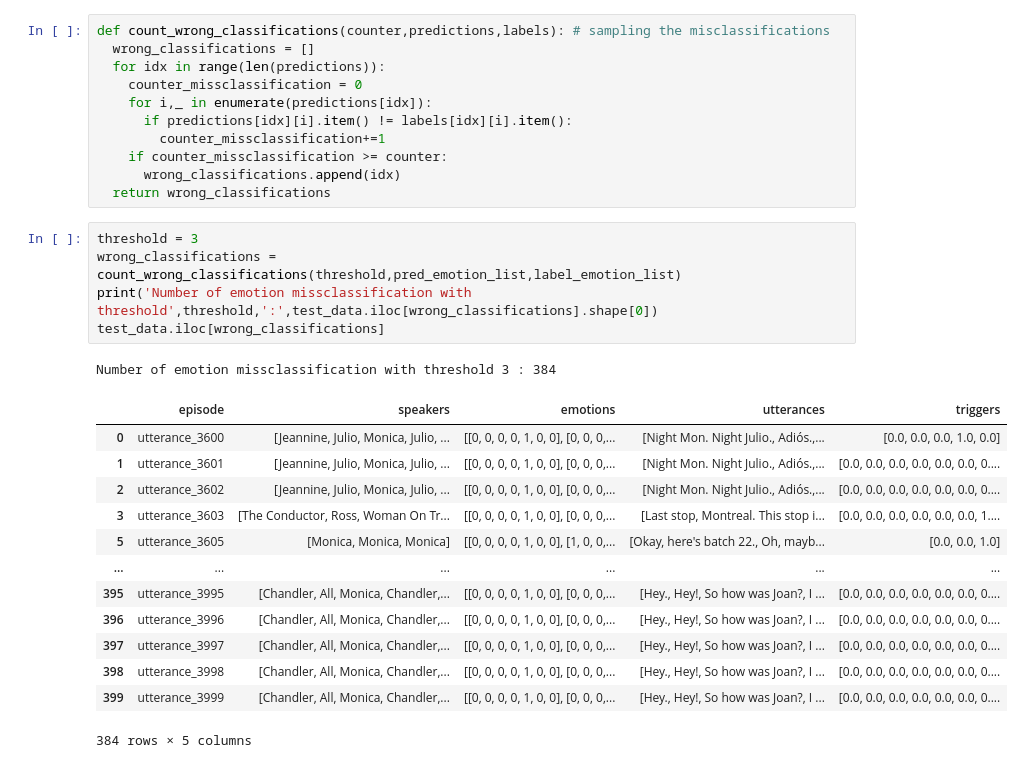
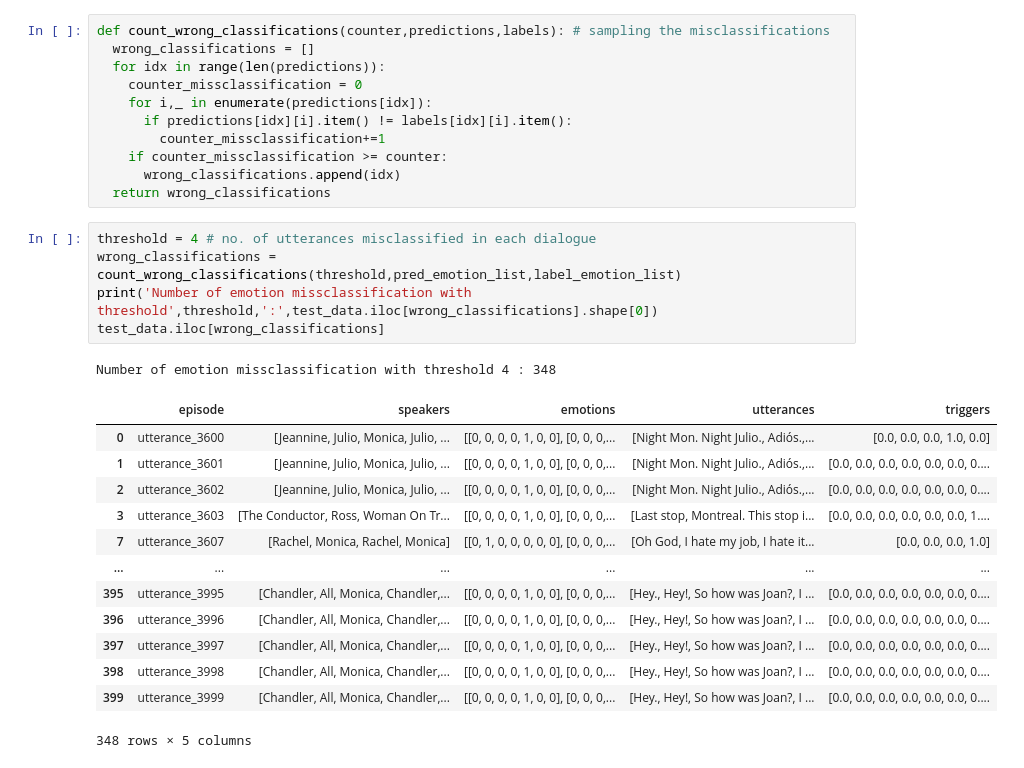
Before and after one commit to Fenriro37/ProjectNLP, a Jupyter notebook: Project_NLP.ipynb, the cells around one changed output. Cells and saved outputs as stored; diff of their text form.

```diff
--- a/Project_NLP.ipynb
+++ b/Project_NLP.ipynb
@@ -926,23 +890,23 @@ def count_wrong_classifications(counter,predictions,labels): # sampling the misc
       wrong_classifications.append(idx)
   return wrong_classifications
 # %%
-threshold = 3
+threshold = 4 # no. of utterances misclassified in each dialogue
 wrong_classifications = count_wrong_classifications(threshold,pred_emotion_list,label_emotion_list)
 print('Number of emotion missclassification with threshold',threshold,':',test_data.iloc[wrong_classifications].shape[0])
 test_data.iloc[wrong_classifications]
 # %% [output]
-Number of emotion missclassification with threshold 3 : 384
+Number of emotion missclassification with threshold 4 : 348
 |  | episode | speakers | emotions | utterances | triggers |
 | 0 | utterance_3600 | [Jeannine, Julio, Monica, Julio, ... | [[0, 0, 0, 0, 1, 0, 0], [0, 0, 0,... | [Night Mon. Night Julio., Adiós.,... | [0.0, 0.0, 0.0, 1.0, 0.0] |
 | 1 | utterance_3601 | [Jeannine, Julio, Monica, Julio, ... | [[0, 0, 0, 0, 1, 0, 0], [0, 0, 0,... | [Night Mon. Night Julio., Adiós.,... | [0.0, 0.0, 0.0, 0.0, 0.0, 0.0, 0.... |
 | 2 | utterance_3602 | [Jeannine, Julio, Monica, Julio, ... | [[0, 0, 0, 0, 1, 0, 0], [0, 0, 0,... | [Night Mon. Night Julio., Adiós.,... | [0.0, 0.0, 0.0, 0.0, 0.0, 0.0, 0.... |
 | 3 | utterance_3603 | [The Conductor, Ross, Woman On Tr... | [[0, 0, 0, 0, 1, 0, 0], [0, 0, 0,... | [Last stop, Montreal. This stop i... | [0.0, 0.0, 0.0, 0.0, 0.0, 0.0, 1.... |
-| 5 | utterance_3605 | [Monica, Monica, Monica] | [[0, 0, 0, 0, 1, 0, 0], [1, 0, 0,... | [Okay, here's batch 22., Oh, mayb... | [0.0, 0.0, 1.0] |
+| 7 | utterance_3607 | [Rachel, Monica, Rachel, Monica] | [[0, 1, 0, 0, 0, 0, 0], [0, 0, 0,... | [Oh God, I hate my job, I hate it... | [0.0, 0.0, 0.0, 1.0] |
 | ... | ... | ... | ... | ... | ... |
 | 395 | utterance_3995 | [Chandler, All, Monica, Chandler,... | [[0, 0, 0, 0, 1, 0, 0], [0, 0, 0,... | [Hey., Hey!, So how was Joan?, I ... | [0.0, 0.0, 0.0, 0.0, 0.0, 0.0, 0.... |
 | 396 | utterance_3996 | [Chandler, All, Monica, Chandler,... | [[0, 0, 0, 0, 1, 0, 0], [0, 0, 0,... | [Hey., Hey!, So how was Joan?, I ... | [0.0, 0.0, 0.0, 0.0, 0.0, 0.0, 0.... |
 | 397 | utterance_3997 | [Chandler, All, Monica, Chandler,... | [[0, 0, 0, 0, 1, 0, 0], [0, 0, 0,... | [Hey., Hey!, So how was Joan?, I ... | [0.0, 0.0, 0.0, 0.0, 0.0, 0.0, 0.... |
 | 398 | utterance_3998 | [Chandler, All, Monica, Chandler,... | [[0, 0, 0, 0, 1, 0, 0], [0, 0, 0,... | [Hey., Hey!, So how was Joan?, I ... | [0.0, 0.0, 0.0, 0.0, 0.0, 0.0, 0.... |
 | 399 | utterance_3999 | [Chandler, All, Monica, Chandler,... | [[0, 0, 0, 0, 1, 0, 0], [0, 0, 0,... | [Hey., Hey!, So how was Joan?, I ... | [0.0, 0.0, 0.0, 0.0, 0.0, 0.0, 0.... |
-384 rows × 5 columns
+348 rows × 5 columns
 # %%
```
Also changed, not shown: parts of 8 cells of this notebook.
